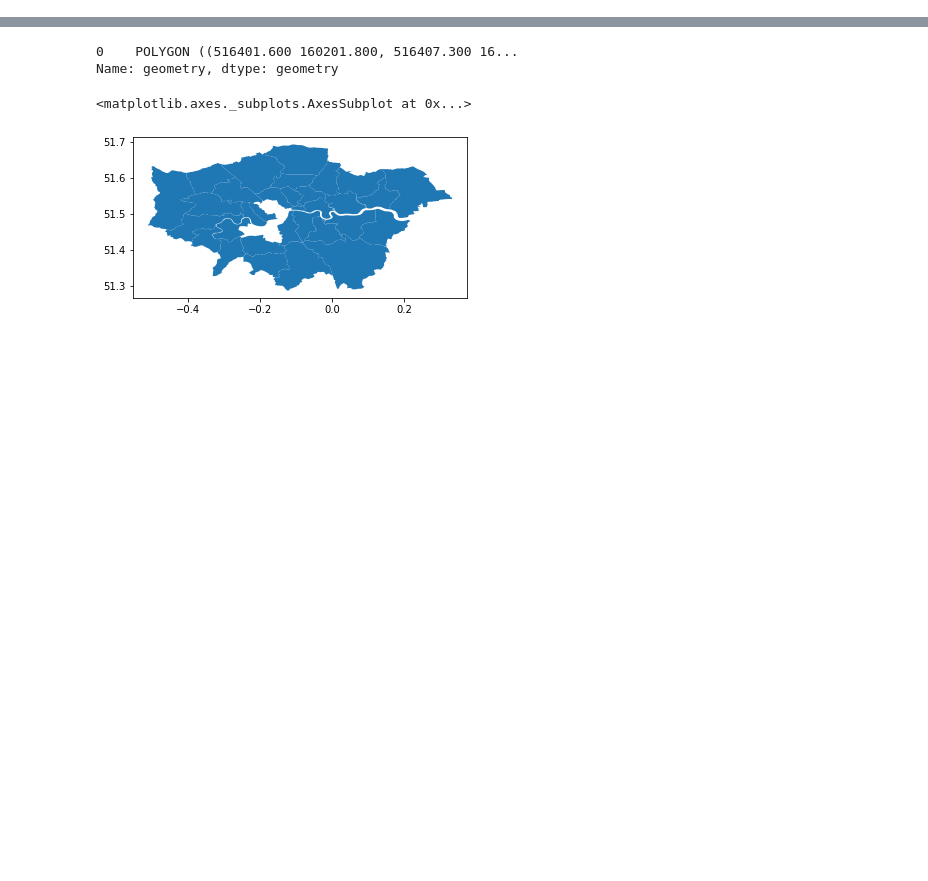
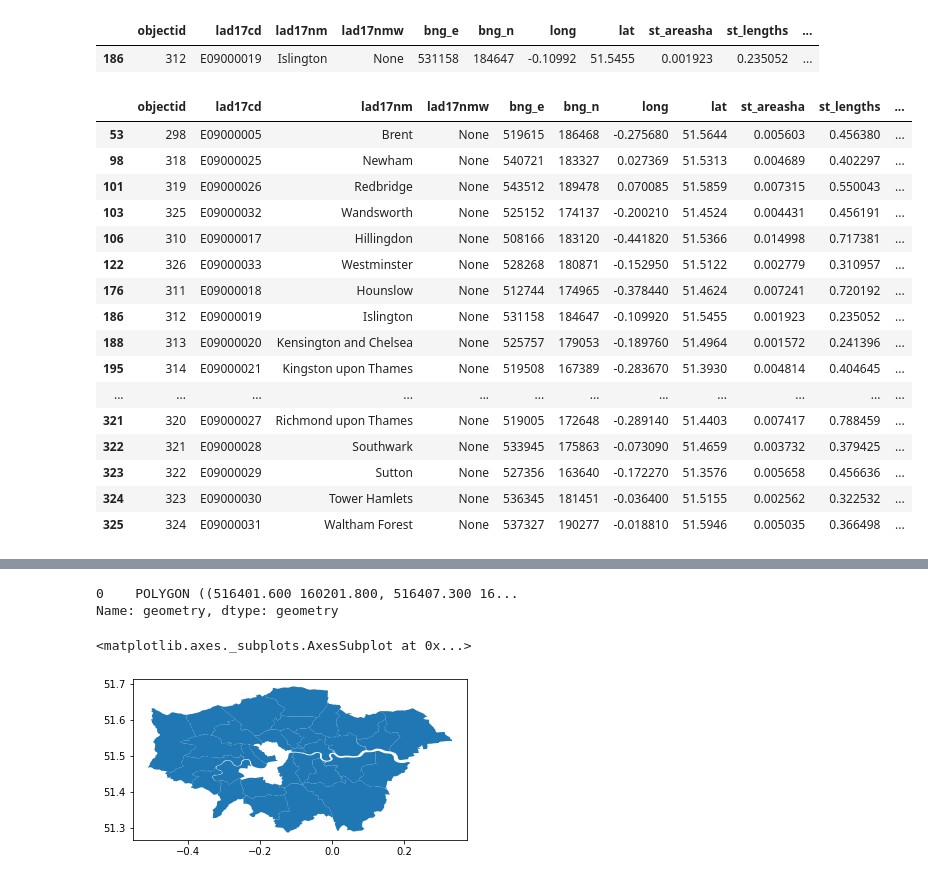
Before and after one commit to ONSdigital/SDG_11.2.1, a Jupyter notebook: SDG_11.2.1.ipynb, the cells around one changed output, grey strips where cells are left out. Cells and saved outputs as stored; diff of their text form; code cells hidden in the pictures; blank space fills up the shorter version.

```diff
--- a/SDG_11.2.1.ipynb
+++ b/SDG_11.2.1.ipynb
@@ -125,0 +102,28 @@ london_lads.crs
+# %%
+## Testing that I can filter based on placename, e.g. Islington
+locAuth_map_df[map_df['lad17nm']=='Islington']
+# %% [output]
+|  | objectid | lad17cd | lad17nm | lad17nmw | bng_e | bng_n | long | lat | st_areasha | st_lengths | ... |
+| 186 | 312 | E09000019 | Islington | None | 531158 | 184647 | -0.10992 | 51.5455 | 0.001923 | 0.235052 | ... |
+# %%
+# likewise, I can filter on the lad17cd code. I will use the code to filter for places in London
+## I was told 'E09' is for London
+locAuth_map_df[locAuth_map_df.lad17cd.str.contains('E09')]
+# %% [output]
+|  | objectid | lad17cd | lad17nm | lad17nmw | bng_e | bng_n | long | lat | st_areasha | st_lengths | ... |
+| 53 | 298 | E09000005 | Brent | None | 519615 | 186468 | -0.275680 | 51.5644 | 0.005603 | 0.456380 | ... |
+| 98 | 318 | E09000025 | Newham | None | 540721 | 183327 | 0.027369 | 51.5313 | 0.004689 | 0.402297 | ... |
+| 101 | 319 | E09000026 | Redbridge | None | 543512 | 189478 | 0.070085 | 51.5859 | 0.007315 | 0.550043 | ... |
+| 103 | 325 | E09000032 | Wandsworth | None | 525152 | 174137 | -0.200210 | 51.4524 | 0.004431 | 0.456191 | ... |
+| 106 | 310 | E09000017 | Hillingdon | None | 508166 | 183120 | -0.441820 | 51.5366 | 0.014998 | 0.717381 | ... |
+| 122 | 326 | E09000033 | Westminster | None | 528268 | 180871 | -0.152950 | 51.5122 | 0.002779 | 0.310957 | ... |
+| 176 | 311 | E09000018 | Hounslow | None | 512744 | 174965 | -0.378440 | 51.4624 | 0.007241 | 0.720192 | ... |
+| 186 | 312 | E09000019 | Islington | None | 531158 | 184647 | -0.109920 | 51.5455 | 0.001923 | 0.235052 | ... |
+| 188 | 313 | E09000020 | Kensington and Chelsea | None | 525757 | 179053 | -0.189760 | 51.4964 | 0.001572 | 0.241396 | ... |
+| 195 | 314 | E09000021 | Kingston upon Thames | None | 519508 | 167389 | -0.283670 | 51.3930 | 0.004814 | 0.404645 | ... |
+| ... | ... | ... | ... | ... | ... | ... | ... | ... | ... | ... | ... |
+| 321 | 320 | E09000027 | Richmond upon Thames | None | 519005 | 172648 | -0.289140 | 51.4403 | 0.007417 | 0.788459 | ... |
+| 322 | 321 | E09000028 | Southwark | None | 533945 | 175863 | -0.073090 | 51.4659 | 0.003732 | 0.379425 | ... |
+| 323 | 322 | E09000029 | Sutton | None | 527356 | 163640 | -0.172270 | 51.3576 | 0.005658 | 0.456636 | ... |
+| 324 | 323 | E09000030 | Tower Hamlets | None | 536345 | 181451 | -0.036400 | 51.5155 | 0.002562 | 0.322532 | ... |
+| 325 | 324 | E09000031 | Waltham Forest | None | 537327 | 190277 | -0.018810 | 51.5946 | 0.005035 | 0.366498 | ... |
```
Also changed, not shown: parts of 39 cells of this notebook.
